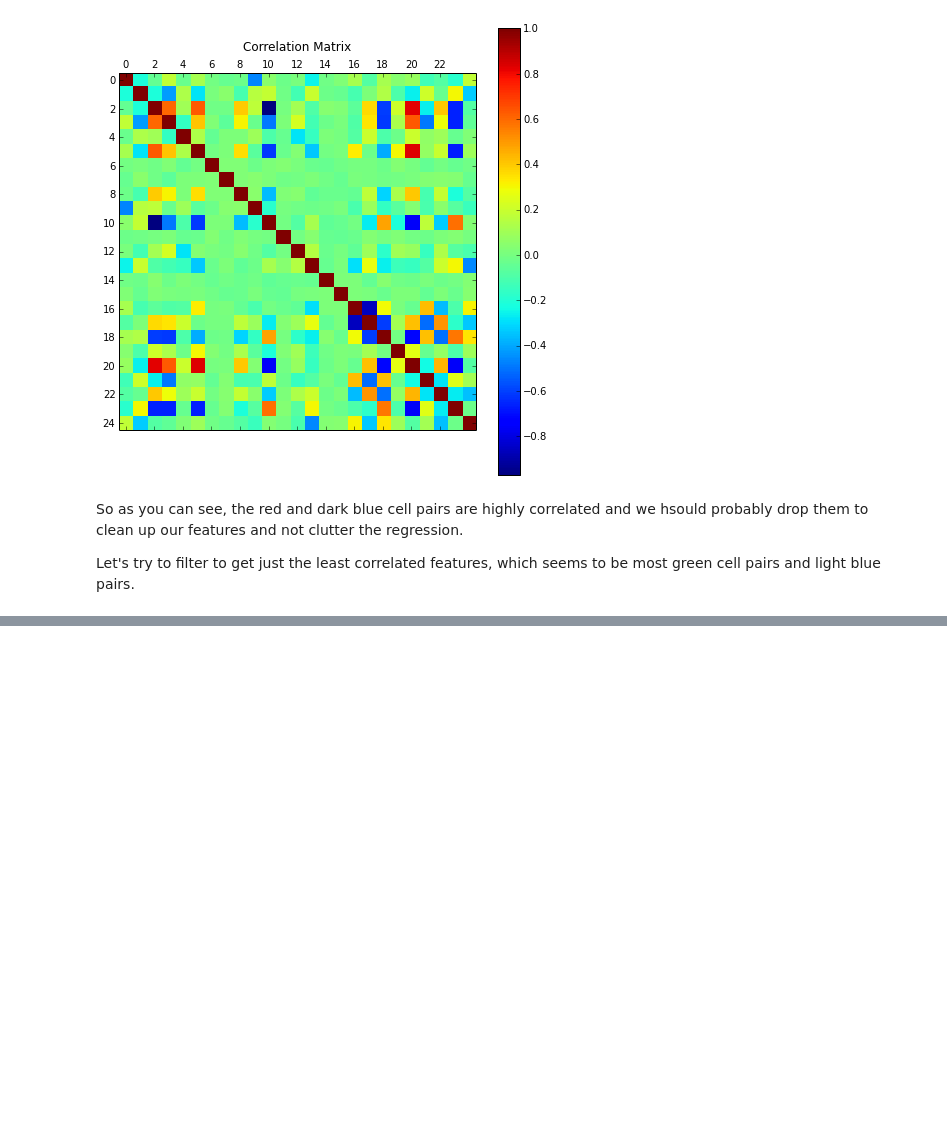
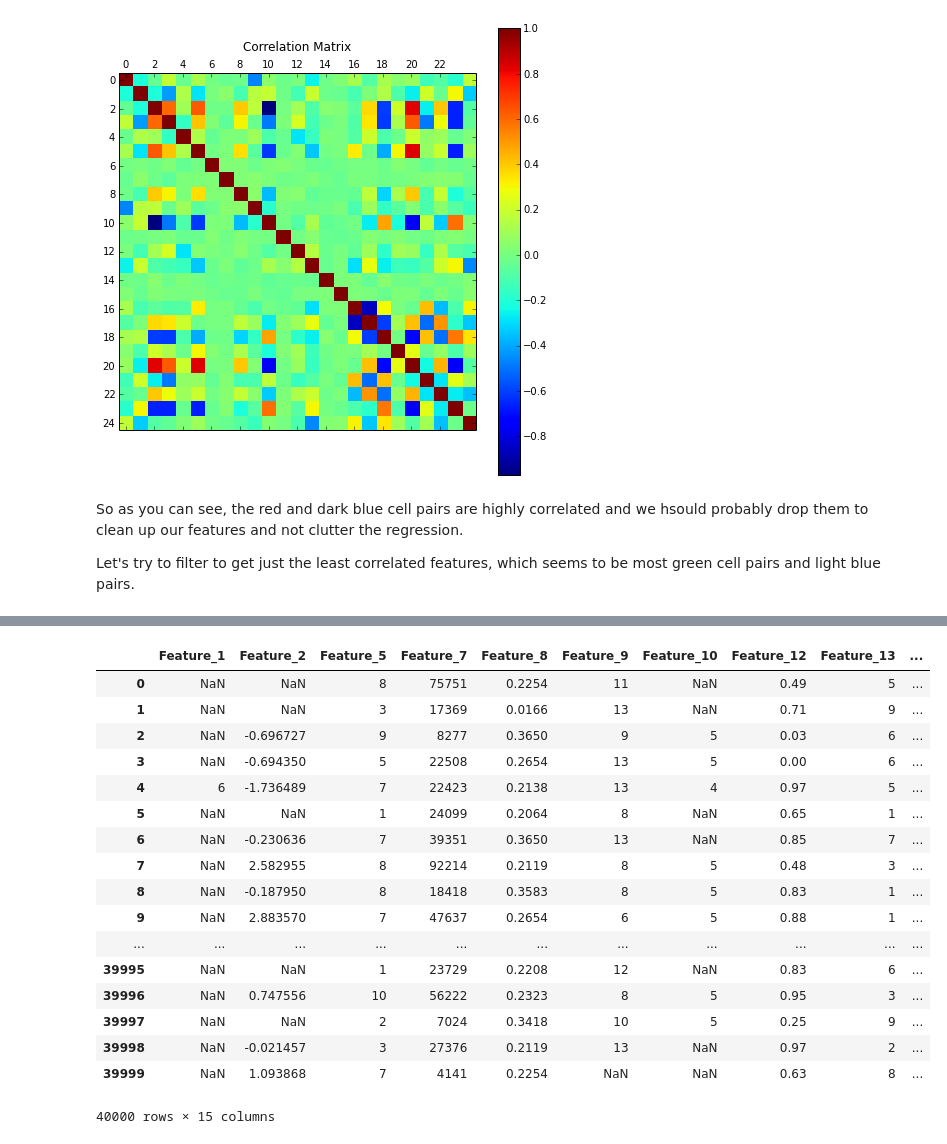
Before and after one commit to itstehkman/WinstonStockMarketChallenge-yolo, a Jupyter notebook: Winston.ipynb, the cells around one changed output, grey strips where cells are left out. Drawn from its saved outputs; the diff is of its cells as text; code cells hidden in the pictures; blank space fills up the shorter version.

```diff
--- a/Winston.ipynb
+++ b/Winston.ipynb
@@ -121,0 +121,23 @@ important_features
+# %%
+#pick out features with mostly non NaN in them
+important_features = important_features.dropna(thresh=21)
+features[important_features.index]
+# %% [output]
+|  | Feature_1 | Feature_2 | Feature_5 | Feature_7 | Feature_8 | Feature_9 | Feature_10 | Feature_12 | Feature_13 | ... |
+| 0 | NaN | NaN | 8 | 75751 | 0.2254 | 11 | NaN | 0.49 | 5 | ... |
+| 1 | NaN | NaN | 3 | 17369 | 0.0166 | 13 | NaN | 0.71 | 9 | ... |
+| 2 | NaN | -0.696727 | 9 | 8277 | 0.3650 | 9 | 5 | 0.03 | 6 | ... |
+| 3 | NaN | -0.694350 | 5 | 22508 | 0.2654 | 13 | 5 | 0.00 | 6 | ... |
+| 4 | 6 | -1.736489 | 7 | 22423 | 0.2138 | 13 | 4 | 0.97 | 5 | ... |
+| 5 | NaN | NaN | 1 | 24099 | 0.2064 | 8 | NaN | 0.65 | 1 | ... |
+| 6 | NaN | -0.230636 | 7 | 39351 | 0.3650 | 13 | NaN | 0.85 | 7 | ... |
+| 7 | NaN | 2.582955 | 8 | 92214 | 0.2119 | 8 | 5 | 0.48 | 3 | ... |
+| 8 | NaN | -0.187950 | 8 | 18418 | 0.3583 | 8 | 5 | 0.83 | 1 | ... |
+| 9 | NaN | 2.883570 | 7 | 47637 | 0.2654 | 6 | 5 | 0.88 | 1 | ... |
+| ... | ... | ... | ... | ... | ... | ... | ... | ... | ... | ... |
+| 39995 | NaN | NaN | 1 | 23729 | 0.2208 | 12 | NaN | 0.83 | 6 | ... |
+| 39996 | NaN | 0.747556 | 10 | 56222 | 0.2323 | 8 | 5 | 0.95 | 3 | ... |
+| 39997 | NaN | NaN | 2 | 7024 | 0.3418 | 10 | 5 | 0.25 | 9 | ... |
+| 39998 | NaN | -0.021457 | 3 | 27376 | 0.2119 | 13 | NaN | 0.97 | 2 | ... |
+| 39999 | NaN | 1.093868 | 7 | 4141 | 0.2254 | NaN | NaN | 0.63 | 8 | ... |
+40000 rows × 15 columns
```
Also changed, not shown: parts of 3 cells of this notebook.
